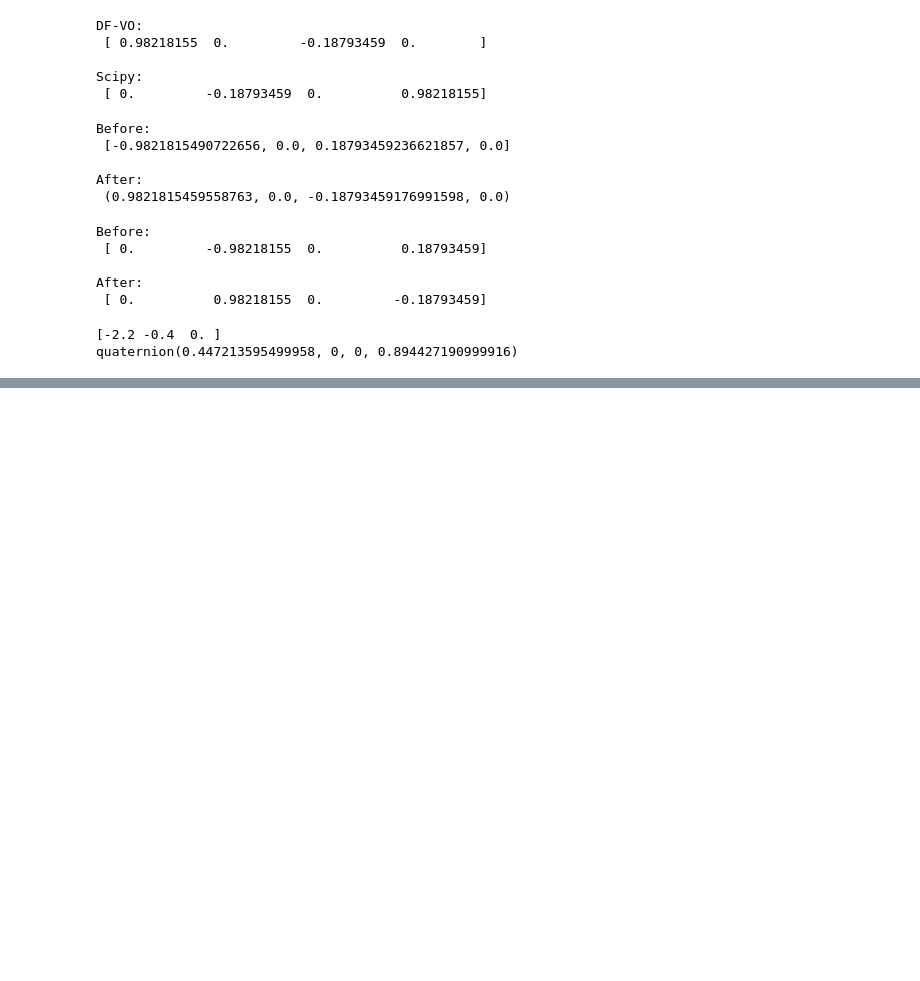
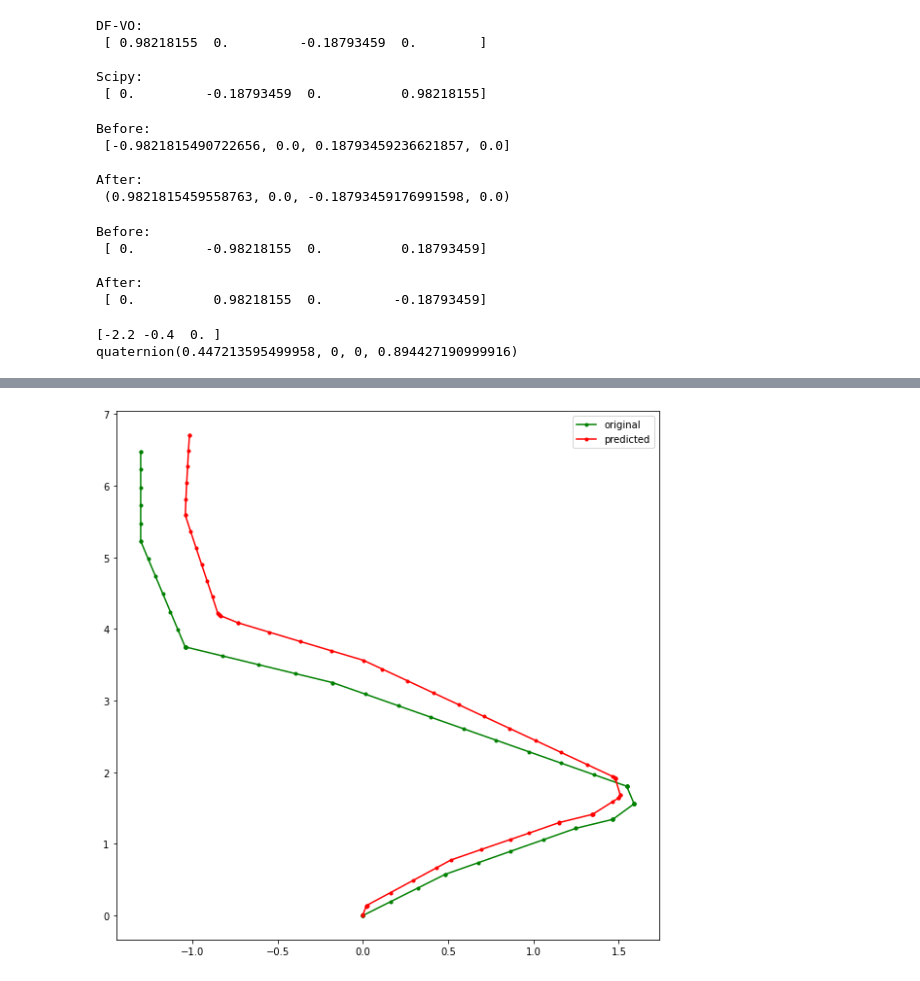
Before and after one commit to cog-isa/rl_navigation, a Jupyter notebook: image/root/naumov/pose_eval_test.ipynb, the cells around one changed output, grey strips where cells are left out. Drawn from its saved outputs; the diff is of its cells as text; code cells hidden in the pictures; blank space fills up the shorter version.

```diff
--- a/image/root/naumov/pose_eval_test.ipynb
+++ b/image/root/naumov/pose_eval_test.ipynb
@@ -123,0 +203,17 @@ from pyquaternion import Quaternion
+# %%
+def draw_traj(num):
+    get_eul('/root/DF-VO/dataset/custom/{}/groundtruth.txt'.format(num), '/root/DF-VO/dataset/custom/{}/groundtruth_v2.txt'.format(num))
+    get_eul('/root/DF-VO/results/{0}/{0}.txt'.format(num, num), '/root/DF-VO/results/{0}/{0}_v2.txt'.format(num))
+
+    poss_or = get_traj('/root/DF-VO/dataset/custom/{}/groundtruth_v2.txt'.format(num))
+    poss_pred = get_traj('/root/DF-VO/results/{0}/{0}_v2.txt'.format(num), 10, True)
+
+    fig, ax = plt.subplots(figsize=(10, 10))
+    plt.plot(poss_or[:,0], poss_or[:,1], 'g.-', label='original')
+    plt.plot(poss_pred[:,0], poss_pred[:,1], 'r.-', label='predicted')
+    plt.legend()
+    plt.show()
+# %%
+draw_traj(35)
+# %% [output]
+[figure, added]
```
Also changed, not shown: parts of 17 cells of this notebook, 27 other files.
